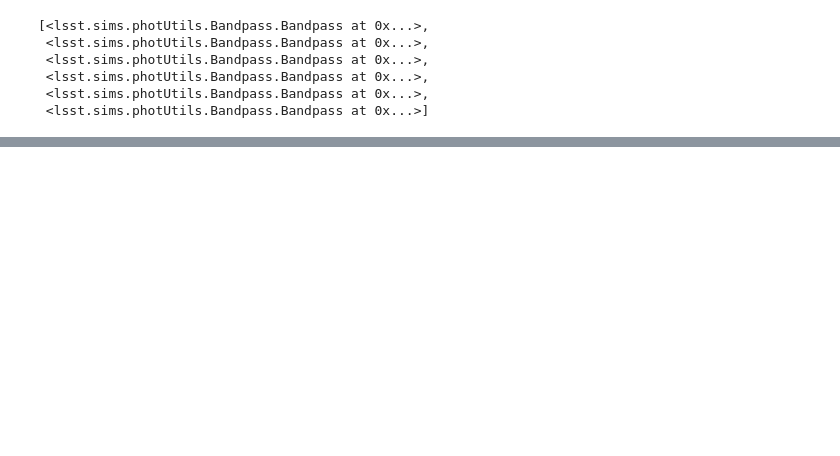
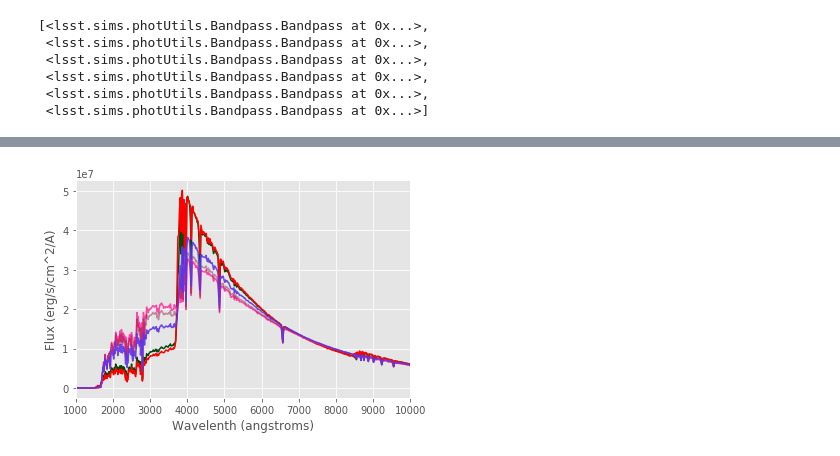
Before and after one commit to yoachim/LSST_narrowband, a Jupyter notebook: lsst_narrowband_spectra_templates.ipynb, the cells around one changed output, grey strips where cells are left out. Cells and saved outputs as stored; diff of their text form; code cells hidden in the pictures; blank space fills up the shorter version.

```diff
--- a/lsst_narrowband_spectra_templates.ipynb
+++ b/lsst_narrowband_spectra_templates.ipynb
@@ -106,0 +194,15 @@ Some good next steps:
+# %%
+# messing around with the fits files and the spectra contained within.
+# Not sure I get what the different log(g) values entail, exactly
+
+plt.plot(spec_table['WAVELENGTH'], spec_table['g15'], alpha=1.0, color='xkcd:british racing green')
+plt.plot(spec_table['WAVELENGTH'], spec_table['g05'], alpha=1.0, color='r')
+plt.plot(spec_table['WAVELENGTH'], spec_table['g50'], alpha=1.0, color='xkcd:barbie pink')
+plt.plot(spec_table['WAVELENGTH'], spec_table['g45'], alpha=0.4, color='xkcd:bordeaux')
+plt.plot(spec_table['WAVELENGTH'], spec_table['g35'], alpha=0.9, color='xkcd:purpley blue')
+
+plt.xlabel('Wavelenth (angstroms)')
+plt.ylabel('Flux (erg/s/cm^2/A)')
+plt.xlim([1000,10000]);
+# %% [output]
+[figure, added]
```
Also changed, not shown: parts of 28 cells of this notebook, 16 other files.
